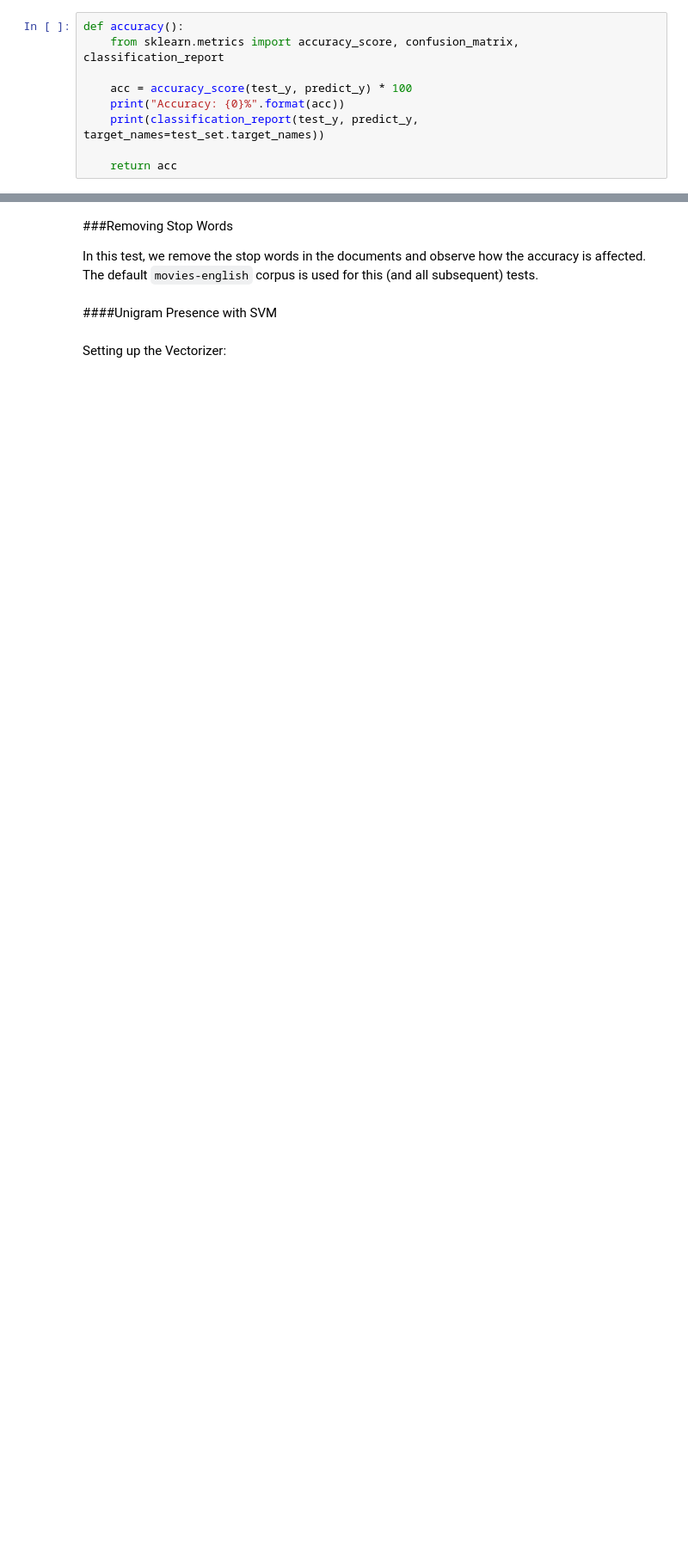
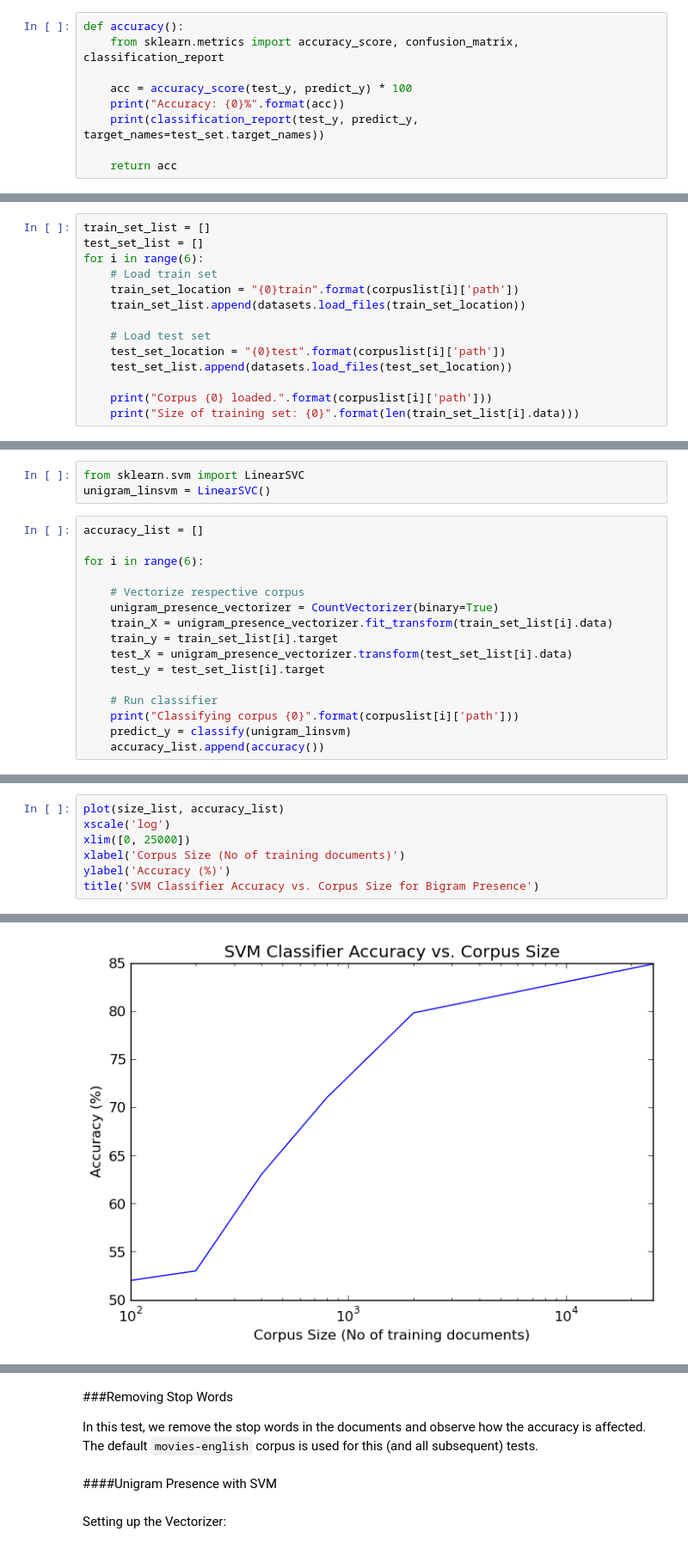
Before and after one commit to DJSagarAhire/Sentiment-Analysis-Comparative-Study, a Jupyter notebook: notebooks/Additional-Tests.ipynb, the cells around one changed output, grey strips where cells are left out. Shown: that part at 86% size. Drawn from its saved outputs; the diff is of its cells as text; blank space fills up the shorter version.

Commit message:
Added Corpus size experiment in additional tests

```diff
--- a/notebooks/Additional-Tests.ipynb
+++ b/notebooks/Additional-Tests.ipynb
@@ -69,0 +89,14 @@ def accuracy():
+# %%
+train_set_list = []
+test_set_list = []
+for i in range(6):
+    # Load train set
+    train_set_location = "{0}train".format(corpuslist[i]['path'])
+    train_set_list.append(datasets.load_files(train_set_location))
+
+    # Load test set
+    test_set_location = "{0}test".format(corpuslist[i]['path'])
+    test_set_list.append(datasets.load_files(test_set_location))
+
+    print("Corpus {0} loaded.".format(corpuslist[i]['path']))
+    print("Size of training set: {0}".format(len(train_set_list[i].data)))
@@ -69,0 +118,19 @@ def accuracy():
+# %%
+from sklearn.svm import LinearSVC
+unigram_linsvm = LinearSVC()
+# %%
+accuracy_list = []
+
+for i in range(6):
+
+    # Vectorize respective corpus
+    unigram_presence_vectorizer = CountVectorizer(binary=True)
+    train_X = unigram_presence_vectorizer.fit_transform(train_set_list[i].data)
+    train_y = train_set_list[i].target
+    test_X = unigram_presence_vectorizer.transform(test_set_list[i].data)
+    test_y = test_set_list[i].target
+
+    # Run classifier
+    print("Classifying corpus {0}".format(corpuslist[i]['path']))
+    predict_y = classify(unigram_linsvm)
+    accuracy_list.append(accuracy())
@@ -69,0 +155,8 @@ def accuracy():
+# %%
+plot(size_list, accuracy_list)
+xscale('log')
+xlim([0, 25000])
+xlabel('Corpus Size (No of training documents)')
+ylabel('Accuracy (%)')
+title('SVM Classifier Accuracy vs. Corpus Size for Bigram Presence')
+# %% [output]
@@ -69,0 +164 @@ def accuracy():
+[figure, added]
```
Also changed, not shown: parts of 23 cells of this notebook, 1 other file.
